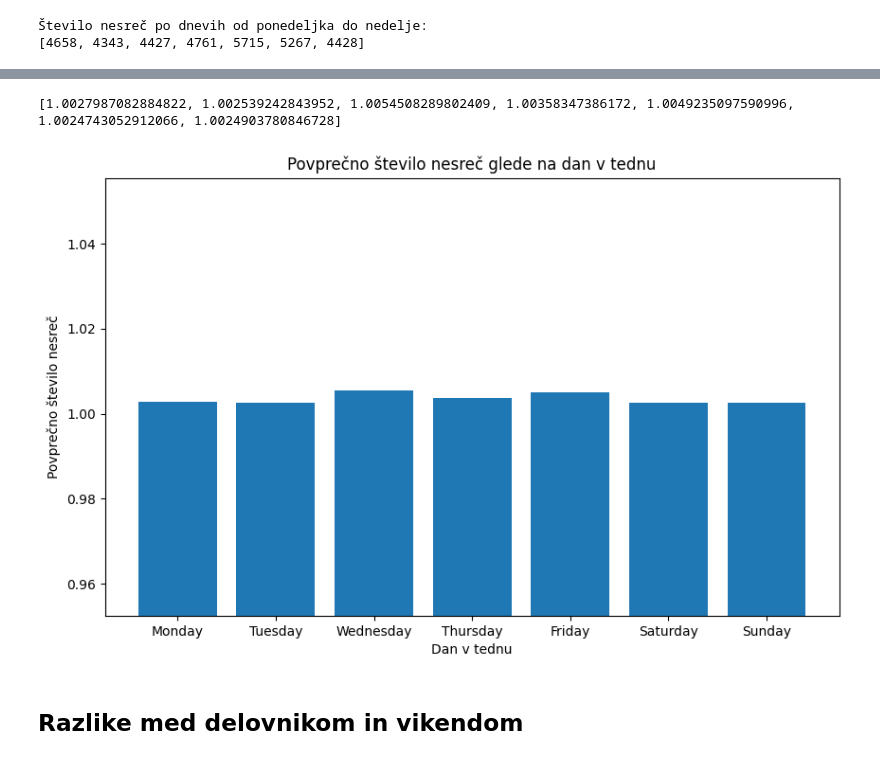
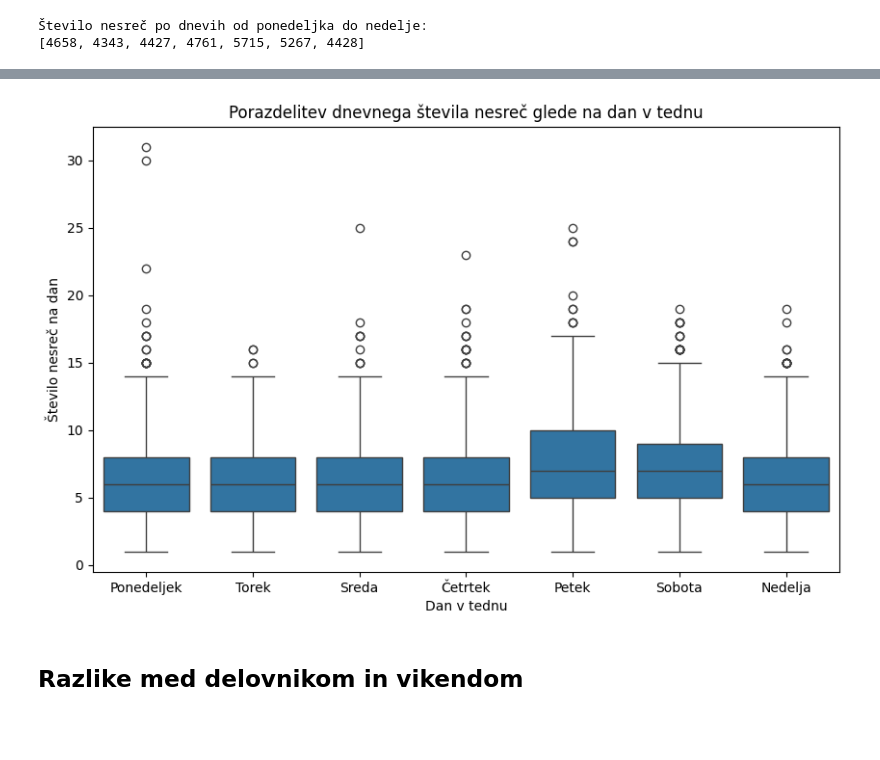
Before and after one commit to hanaskitek/diplomska-git, a Jupyter notebook: 01_analiza_po_dnevih.ipynb, the cells around one changed output, grey strips where cells are left out. Drawn from its saved outputs; the diff is of its cells as text; code cells hidden in the pictures; blank space fills up the shorter version.

```diff
--- a/01_analiza_po_dnevih.ipynb
+++ b/01_analiza_po_dnevih.ipynb
@@ -54,39 +68,26 @@ plt.show()
-# %%
-# Pridobi unikatne datume
-dates_unique = data['NastanekDatumCas'].unique()
-dates_unique = pd.to_datetime(dates_unique)     # Pretvori v pandas objekt, da lahko dobiš imena dni
-
-# Pridobi imena dnevov iz datumov
-days_of_week_uniq = pd.Series(dates_unique).dt.day_name()
-
-# Preštej, kolikokrat se posamezen dan ponovi
-count_days = days_of_week_uniq.value_counts()   # dnevi niso v pravem vrstnem redu
-
-# Dneve postavi v pravi vrstni red
-count_days_in_order = [count_days.get(day, 0) for day in day_order]
-
-# Izračunaj povprečje za vsak dan
-avg_accident_day = [accident_counts_array[i] / count_days_in_order[i] for i in range(len(day_order))]
-
-#print(count_days_in_order)
-print(avg_accident_day)
-# %% [output]
-[1.0027987082884822, 1.002539242843952, 1.0054508289802409, 1.00358347386172, 1.0049235097590996, 1.0024743052912066, 1.0024903780846728]
-# %%
-# Stolpčni diagram
-plt.figure(figsize=(10, 6))
-plt.bar(day_order, avg_accident_day)
-
-# Prilagodi skalo y-osi, da bodo razlike bolj vidne
-plt.ylim(min(avg_accident_day) - 0.05, max(avg_accident_day) + 0.05)
-
-plt.xlabel('Dan v tednu')
-plt.ylabel('Povprečno število nesreč')
-plt.title('Povprečno število nesreč glede na dan v tednu')
-
-plt.show()
-# %% [output]
-[figure, removed]
+# %%
+# Boxplot
+
+# Grupiraj po datumih in preštej, koliko nesreč se je zgodilo vsak dan
+grouped = data.groupby(data['NastanekDatumCas'].dt.date).size()
+
+# Rezultat grupiranja pretvori v dataframe in stolpec s preštetimi prometnimi nesrečami poimenuj 'accident_count'
+daily_accidents = grouped.reset_index(name='accident_count')
+
+# Pridobi imena dni
+daily_accidents['Day_EN'] = pd.to_datetime(daily_accidents['NastanekDatumCas']).dt.day_name()
+daily_accidents['Day_SLO'] = daily_accidents['Day_EN'].map(day_translation)
+
+# Boxplot
+plt.figure(figsize=(10, 6))
+sns.boxplot(x='Day_SLO', y='accident_count', data=daily_accidents, order=day_order_slo)
+
+plt.xlabel('Dan v tednu')
+plt.ylabel('Število nesreč na dan')
+plt.title('Porazdelitev dnevnega števila nesreč glede na dan v tednu')
+plt.show()
+# %% [output]
+[figure, added]
 # %% [markdown]
 ## **Razlike med delovnikom in vikendom**
 # %%
```
Also changed, not shown: parts of 23 cells of this notebook.
